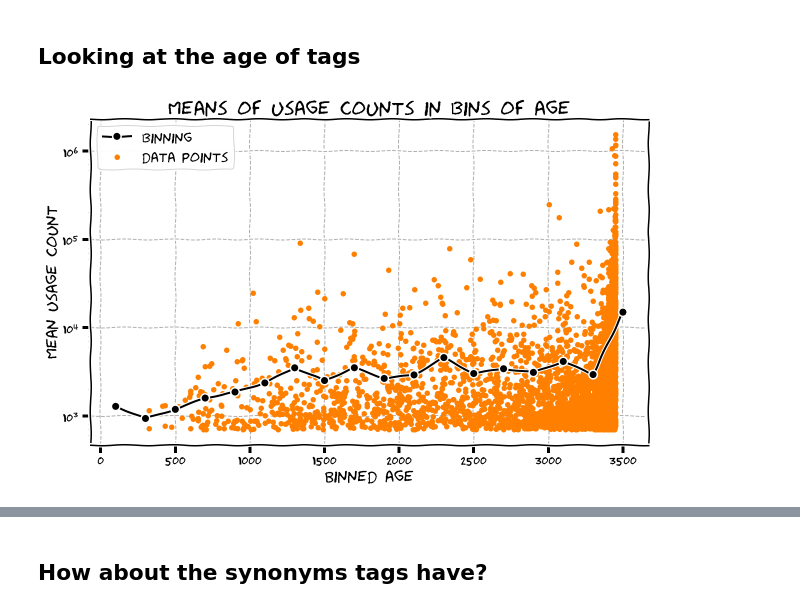
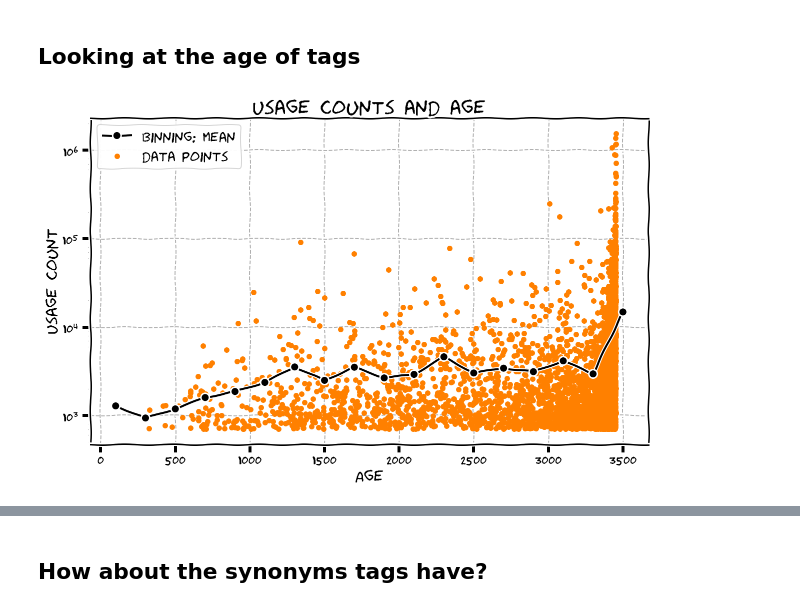
Before and after one commit to martinapugliese/doodling-data-cards, a Jupyter notebook: stackoverflow-tags/tags-frequency.ipynb, the cells around one changed output, grey strips where cells are left out. Cells and saved outputs as stored; diff of their text form; code cells hidden in the pictures.

```diff
--- a/stackoverflow-tags/tags-static.ipynb
+++ b/stackoverflow-tags/tags-frequency.ipynb
@@ -171,24 +171,25 @@ plt.show();
 # %%
 # Going to investigate the fact that the earliest tags seem so much higher than rest
 # by binning usage counts and averaging
 
 age_bin = 200
 
 mids = [i+age_bin/2 for i in range(0, df['age'].max(), age_bin)]
 
 mean_counts = []
 std_counts = []
 for i in range(0, df['age'].max(), age_bin):
     mean_counts.append(df[(df['age'] >= i) & (df['age'] < i + age_bin)]['count'].mean())
     std_counts.append(np.std(y[i:i+age_bin]))
 
 df.plot('age', 'count', kind='scatter', color=plot_color, logy=True, zorder=3, label='data points')
-plt.plot(mids, mean_counts, color='k', zorder=3, marker='o', label='binning')
+plt.plot(mids, mean_counts, color='k', zorder=3, marker='o', label='binning: mean')
 plt.grid(True, linewidth=1, linestyle='dashed', zorder=0)
-plt.title('Means of usage counts in bins of age')
-plt.xlabel('Binned age')
-plt.ylabel('Mean usage count')
+plt.title('Usage counts and age')
+plt.xlabel('Age')
+plt.ylabel('Usage count')
 plt.legend()
+plt.savefig('so-tags-means.jpg')
 plt.show();
 # %% [output]
-[figure, old version]
+[figure, new version]
```
Also changed, not shown: parts of 7 cells of this notebook, 2 other files.
